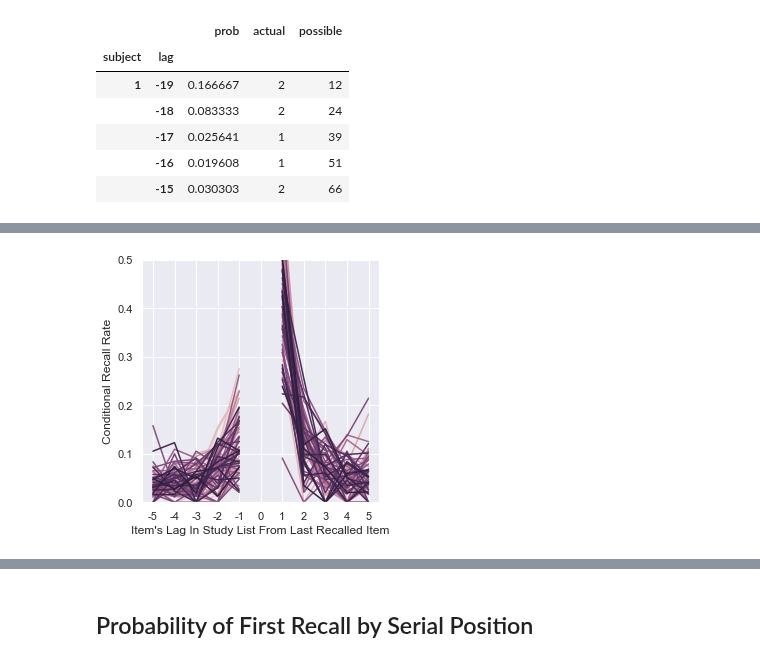
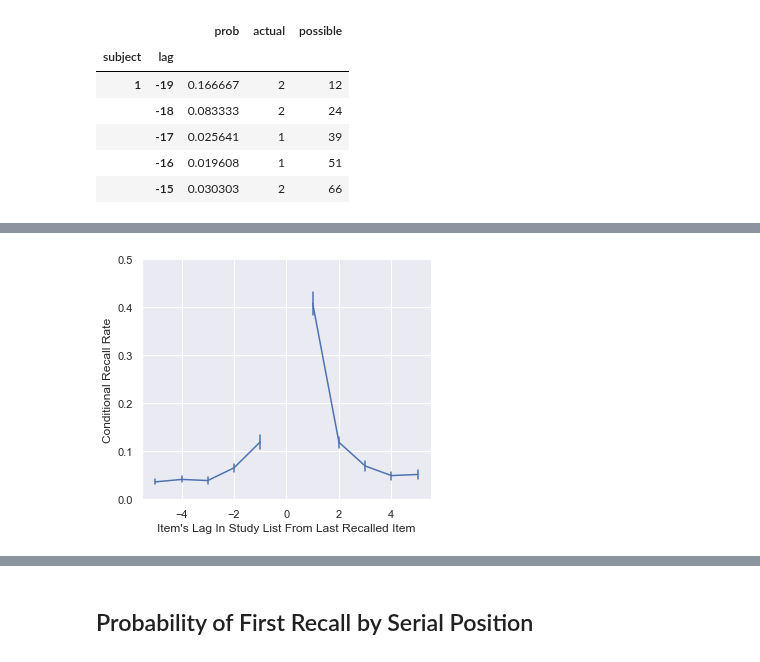
Before and after one commit to githubpsyche/compmemlearn, a Jupyter notebook: library/analyses/Benchmark_Recall_Phenomena.ipynb, the cells around one changed output, grey strips where cells are left out. Cells and saved outputs as stored; diff of their text form; code cells hidden in the pictures.

```diff
--- a/library/analyses/Benchmark_Recall_Phenomena.ipynb
+++ b/library/analyses/Benchmark_Recall_Phenomena.ipynb
@@ -75 +92,17 @@ plt.show()
+# %%
+# export
+
+def plot_lag_crp(data, max_lag=5, **facet_kws):
+
+    filt_neg = f'{-max_lag} <= lag < 0'
+    filt_pos = f'0 < lag <= {max_lag}'
+
+    crp_data = fr.lag_crp(data)
+
+    sns.lineplot(
+        data=crp_data.query(filt_neg),
+        x='lag', y='prob', **facet_kws)
+    sns.lineplot(
+        data=crp_data.query(filt_pos),
+        x='lag', y='prob', **facet_kws)
 # %%
@@ -113,25 +119,13 @@ plt.show()
-# %%
-sns.set_theme(style="darkgrid")
-
-max_lag = 5
-filt_neg = f'{-max_lag} <= lag < 0'
-filt_pos = f'0 < lag <= {max_lag}'
-
-g = sns.FacetGrid(lag_crp, height=4)
-g.map_dataframe(
-    lambda data, **kws: sns.lineplot(
-        data=data.query(filt_neg), x='lag', y='prob', hue='subject', err_style='bars', **kws)
-)
-g.map_dataframe(
-    lambda data, **kws: sns.lineplot(
-        data=data.query(filt_pos), x='lag', y='prob', hue='subject', err_style='bars', **kws)
-)
-
-plt.xlabel('Item\'s Lag In Study List From Last Recalled Item')
-plt.ylabel('Conditional Recall Rate')
-plt.xticks(np.arange(-5, 6, 1), np.arange(-5, 6, 1))
-
-g.set(ylim=(0, .5))
-plt.show()
-# %% [output]
-[figure, removed]
+# %%
+sns.set_theme(style="darkgrid")
+
+g = sns.FacetGrid(dropna=False, data=events, height=4, aspect=1.2)
+g.map_dataframe(plot_lag_crp, err_style='bars')
+g.set(ylim=(0, .5))
+
+g.set_xlabels('Item\'s Lag In Study List From Last Recalled Item')
+g.set_ylabels('Conditional Recall Rate')
+
+plt.show()
+# %% [output]
+[figure, added]
```
Also changed, not shown: parts of 21 cells of this notebook, 17 other files.
